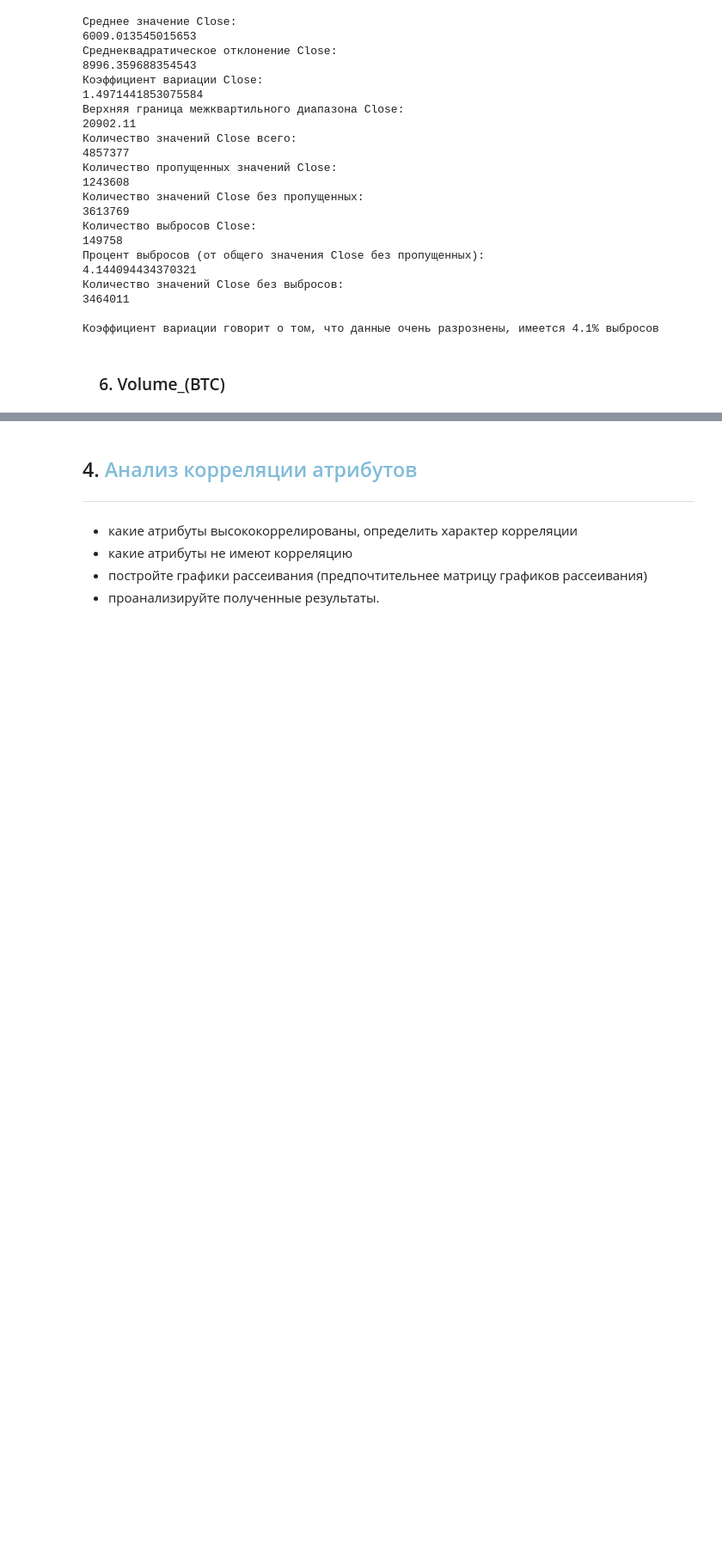
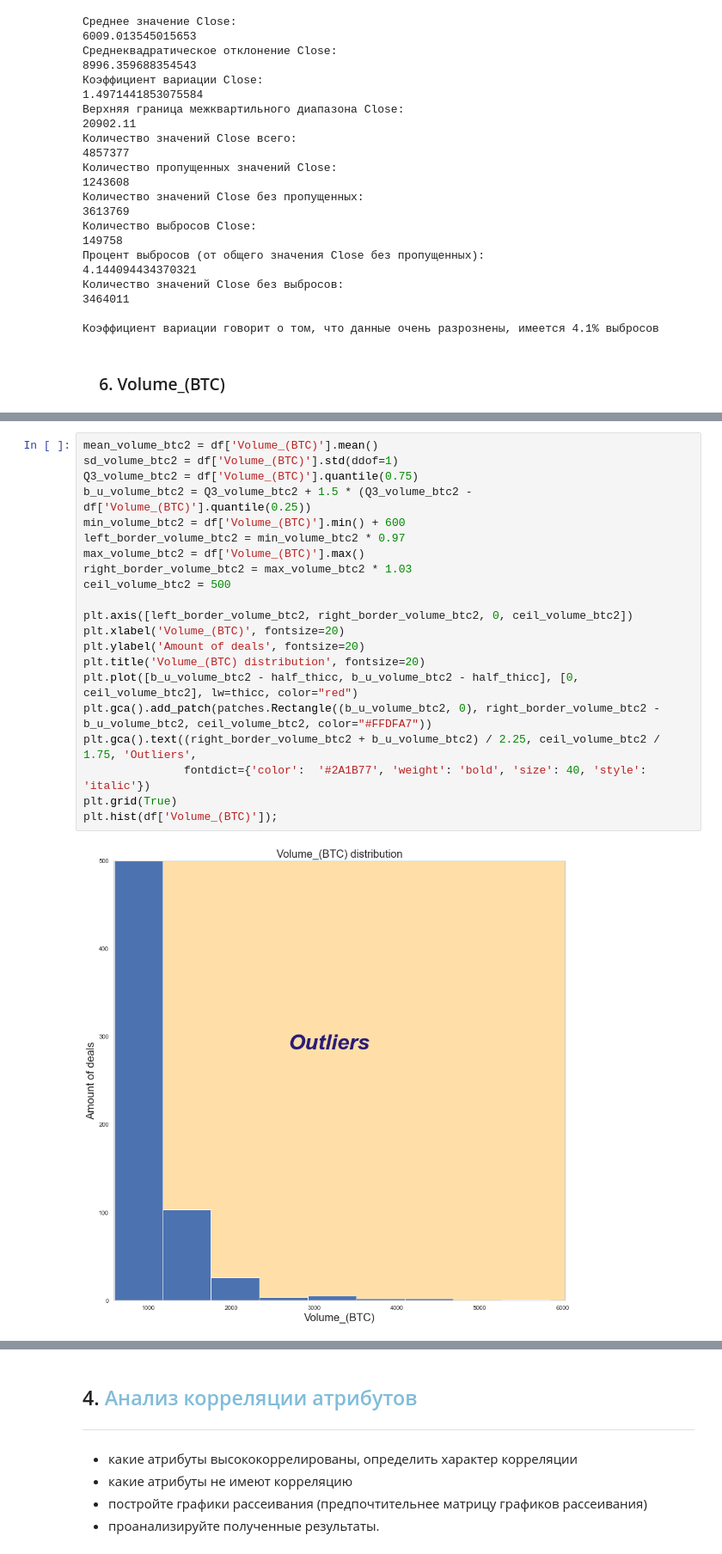
Before and after one commit to Xofrio/MachineLearning, a Jupyter notebook: Lab1/Lab1, 9893, Белов А. А..ipynb, the cells around one changed output, grey strips where cells are left out. Shown at 86% size. Cells and saved outputs as stored; diff of their text form; blank space fills up the shorter version.

```diff
--- a/Lab1/Lab1, 9893, Белов А. А..ipynb
+++ b/Lab1/Lab1, 9893, Белов А. А..ipynb
@@ -423,0 +482,23 @@ plt.hist(df['Volume_(BTC)'], bins=500, range=(0, 35));
+# %%
+mean_volume_btc2 = df['Volume_(BTC)'].mean()
+sd_volume_btc2 = df['Volume_(BTC)'].std(ddof=1)
+Q3_volume_btc2 = df['Volume_(BTC)'].quantile(0.75)
+b_u_volume_btc2 = Q3_volume_btc2 + 1.5 * (Q3_volume_btc2 - df['Volume_(BTC)'].quantile(0.25))
+min_volume_btc2 = df['Volume_(BTC)'].min() + 600
+left_border_volume_btc2 = min_volume_btc2 * 0.97
+max_volume_btc2 = df['Volume_(BTC)'].max()
+right_border_volume_btc2 = max_volume_btc2 * 1.03
+ceil_volume_btc2 = 500
+
+plt.axis([left_border_volume_btc2, right_border_volume_btc2, 0, ceil_volume_btc2])
+plt.xlabel('Volume_(BTC)', fontsize=20)
+plt.ylabel('Amount of deals', fontsize=20)
+plt.title('Volume_(BTC) distribution', fontsize=20)
+plt.plot([b_u_volume_btc2 - half_thicc, b_u_volume_btc2 - half_thicc], [0, ceil_volume_btc2], lw=thicc, color="red")
+plt.gca().add_patch(patches.Rectangle((b_u_volume_btc2, 0), right_border_volume_btc2 - b_u_volume_btc2, ceil_volume_btc2, color="#FFDFA7"))
+plt.gca().text((right_border_volume_btc2 + b_u_volume_btc2) / 2.25, ceil_volume_btc2 / 1.75, 'Outliers',
+               fontdict={'color':  '#2A1B77', 'weight': 'bold', 'size': 40, 'style': 'italic'})
+plt.grid(True)
+plt.hist(df['Volume_(BTC)']);
+# %% [output]
+[figure, added]
```
Also changed, not shown: parts of 10 cells of this notebook.
